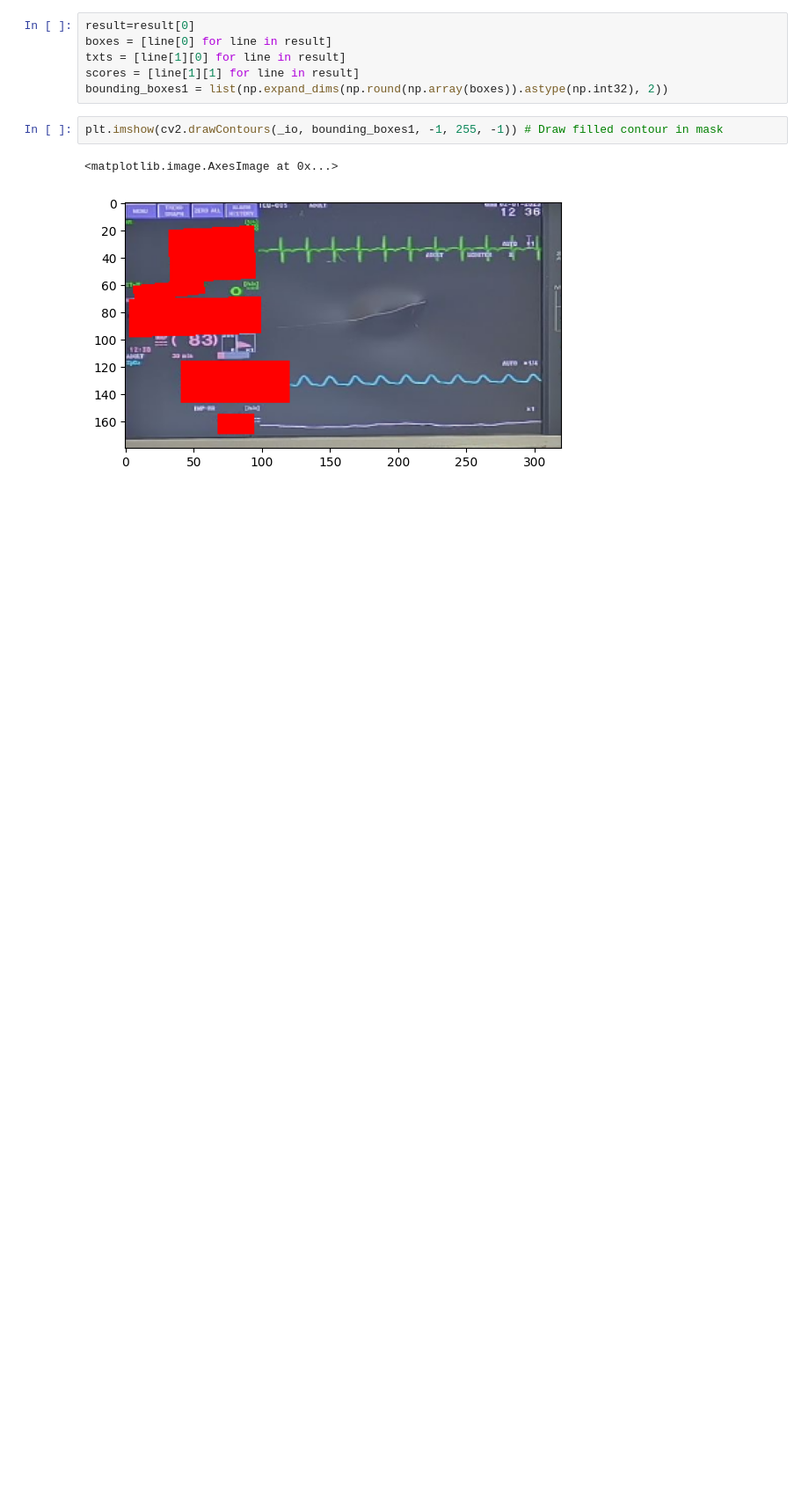
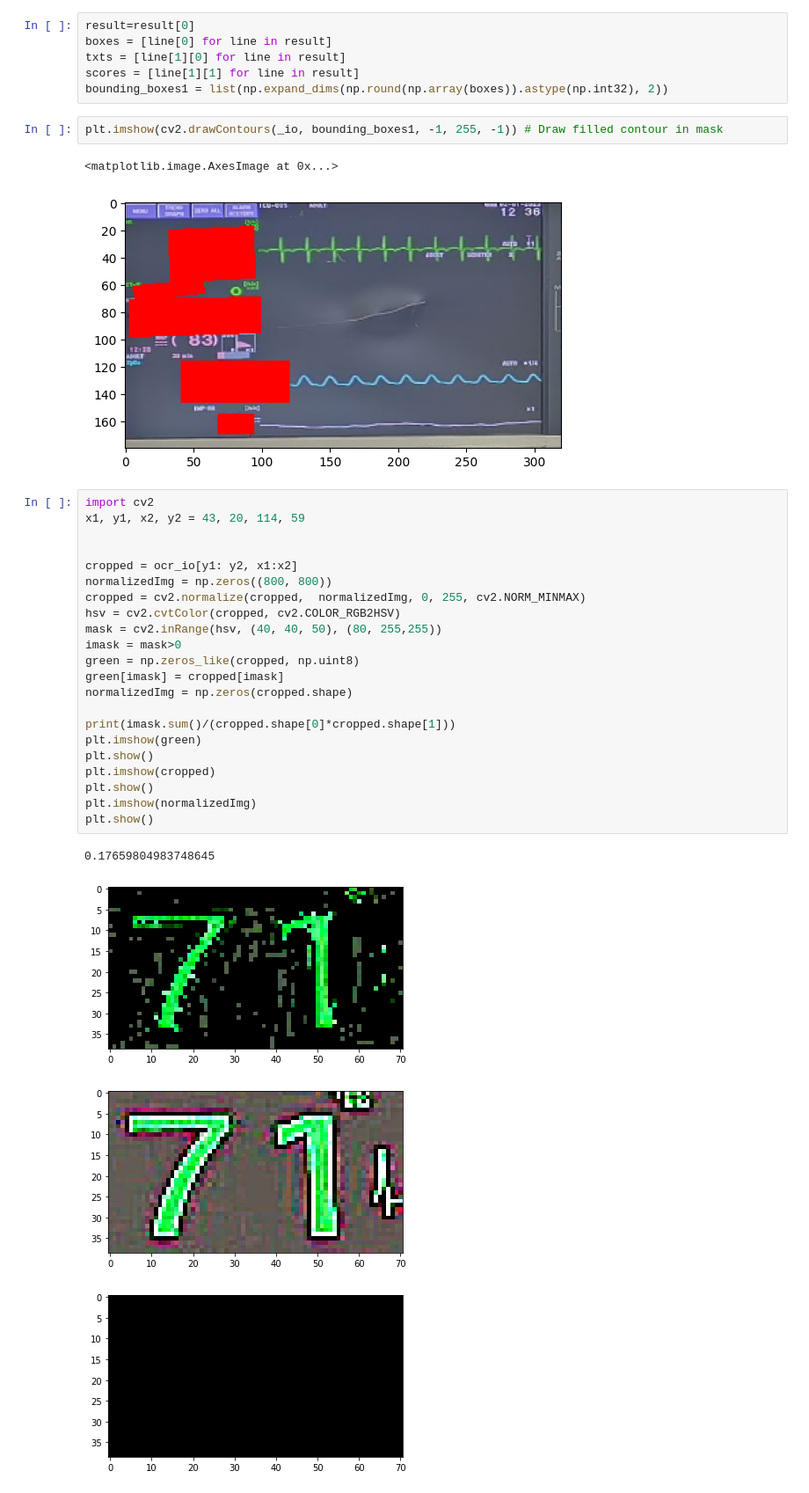
Before and after one commit to COPS-IITBHU/Vital-Extraction-Challenge, a Jupyter notebook: main.ipynb, the cells around one changed output. Shown at 88% size. Saved outputs shown, nothing was run; the diff lists cells and outputs as text; blank space fills up the shorter version.

```diff
--- a/main.ipynb
+++ b/main.ipynb
@@ -197,3 +454,30 @@ plt.imshow(cv2.drawContours(_io, bounding_boxes1, -1, 255, -1)) # Draw filled co
 # %% [output]
 <matplotlib.image.AxesImage at 0x...>
 [figure]
+# %%
+import cv2
+x1, y1, x2, y2 = 43, 20, 114, 59
+
+
+cropped = ocr_io[y1: y2, x1:x2]
+normalizedImg = np.zeros((800, 800))
+cropped = cv2.normalize(cropped,  normalizedImg, 0, 255, cv2.NORM_MINMAX)
+hsv = cv2.cvtColor(cropped, cv2.COLOR_RGB2HSV)
+mask = cv2.inRange(hsv, (40, 40, 50), (80, 255,255))
+imask = mask>0
+green = np.zeros_like(cropped, np.uint8)
+green[imask] = cropped[imask]
+normalizedImg = np.zeros(cropped.shape)
+
+print(imask.sum()/(cropped.shape[0]*cropped.shape[1]))
+plt.imshow(green)
+plt.show()
+plt.imshow(cropped)
+plt.show()
+plt.imshow(normalizedImg)
+plt.show()
+# %% [output]
+0.17659804983748645
+[figure, added]
+[figure, added]
+[figure, added]
```
Also changed, not shown: parts of 9 cells of this notebook, 2 other files.
